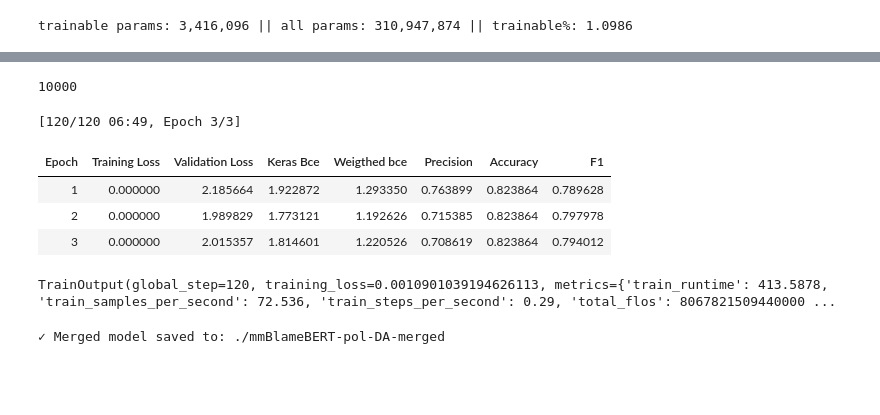
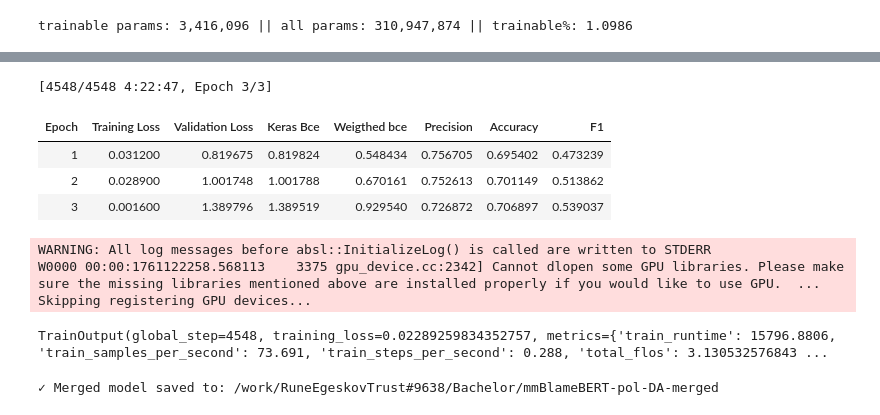
Before and after one commit to Lundsfryd/Bachelor_project, a Jupyter notebook: training_pipeline.ipynb, the cells around one changed output, grey strips where cells are left out. Drawn from its saved outputs; the diff is of its cells as text; code cells hidden in the pictures; blank space fills up the shorter version.

Commit message:
First fine tune run completed, model saved locally

```diff
--- a/training_pipeline.ipynb
+++ b/training_pipeline.ipynb
@@ -72,12 +73,12 @@ Early stopping: load_best_model_at_end=True
 '''
 
 training_args = TrainingArguments(
-    output_dir='./full_results',
+    output_dir='./full_tune_results',
     optim="paged_adamw_8bit",
     learning_rate=2e-4, # Learning rate copied from mmBERT paper (8e-4) as they found this to perform best
     num_train_epochs=3,
     per_device_train_batch_size=256, # Batching at 256 to balance generalization and efficient training
-    gradient_accumulation_steps=1,  # Gradient of 1 as full batch fits in memory
+    gradient_accumulation_steps=1,  # Gradient of 1 as full batch fits in memory, accumulation then only slows
 
     logging_steps=1,
     eval_strategy="epoch",
@@ -145,6 +206,6 @@ def compute_metrics(eval_pred):
 # %%
 
-dataframe = pd.read_json("/work/RuneEgeskovTrust#9638/Bachelor/training_data/cleaned_training_data_3_4_5_temps.json")
+dataframe = pd.read_json("/work/RuneEgeskovTrust#9638/Bachelor/training_data/preprocessed_data_for_training.json")
 # %%
 val_dataframe = pd.read_json("/work/RuneEgeskovTrust#9638/Bachelor/Bachelor_project/Model_data/validation_set.json")
 
@@ -163,10 +224,6 @@ test_dataframe = test_dataframe[0:10000]
 test_dataset = Dataset.from_pandas(test_dataframe)
 
 tokenized_test = test_dataset.map(tokenize_function)
-# %%
-len(test_dataframe)
-# %% [output]
-10000
 # %%
 #val_dataframe = val_dataframe[['preceding_sentence', 'text', 'succeeding_sent', 'label']]
 
@@ -183,34 +240,37 @@ tokenized_dataset = dataset.map(tokenize_function, batched=True, num_proc=8)
 # %%
 '''
 Look into learning rates, model is currently overfitting quite drastically ("small" test-set)
 Normalizing weigthed BCE or no?
 Look into regularization, dropout and early stopping to avoid overfitting
 '''
 
 trainer = Trainer(
     model=model,
     args=training_args,
-    train_dataset=tokenized_test,#dataset,
+    train_dataset=tokenized_dataset,
     eval_dataset=tokenized_val,
     compute_metrics=compute_metrics,
 )
 
 
 trainer.train()
 # %% [output]
-[120/120 06:49, Epoch 3/3]
+[4548/4548 4:22:47, Epoch 3/3]
 | Epoch | Training Loss | Validation Loss | Keras Bce | Weigthed bce | Precision | Accuracy | F1 |
-| 1 | 0.000000 | 2.185664 | 1.922872 | 1.293350 | 0.763899 | 0.823864 | 0.789628 |
-| 2 | 0.000000 | 1.989829 | 1.773121 | 1.192626 | 0.715385 | 0.823864 | 0.797978 |
-| 3 | 0.000000 | 2.015357 | 1.814601 | 1.220526 | 0.708619 | 0.823864 | 0.794012 |
+| 1 | 0.031200 | 0.819675 | 0.819824 | 0.548434 | 0.756705 | 0.695402 | 0.473239 |
+| 2 | 0.028900 | 1.001748 | 1.001788 | 0.670161 | 0.752613 | 0.701149 | 0.513862 |
+| 3 | 0.001600 | 1.389796 | 1.389519 | 0.929540 | 0.726872 | 0.706897 | 0.539037 |
-TrainOutput(global_step=120, training_loss=0.0010901039194626113, metrics={'train_runtime': 413.5878, 'train_samples_per_second': 72.536, 'train_steps_per_second': 0.29, 'total_flos': 8067821509440000 ...
+WARNING: All log messages before absl::InitializeLog() is called are written to STDERR
+W0000 00:00:1761122258.568113    3375 gpu_device.cc:2342] Cannot dlopen some GPU libraries. Please make sure the missing libraries mentioned above are installed properly if you would like to use GPU.  ...
+Skipping registering GPU devices...
+TrainOutput(global_step=4548, training_loss=0.02289259834352757, metrics={'train_runtime': 15796.8806, 'train_samples_per_second': 73.691, 'train_steps_per_second': 0.288, 'total_flos': 3.130532576843 ...
 # %%
 FINE_TUNED_MODEL_NAME = "mmBlameBERT-pol-DA"
 
 merged_model = model.merge_and_unload()    # PEFT: incorporates LoRA into base weights
-merged_dir = f"./{FINE_TUNED_MODEL_NAME}-merged"
+merged_dir = f"/work/RuneEgeskovTrust#9638/Bachelor/{FINE_TUNED_MODEL_NAME}-merged"
 merged_model.save_pretrained(merged_dir)
 tokenizer.save_pretrained(merged_dir)
 print("✓ Merged model saved to:", merged_dir)
 # %% [output]
-✓ Merged model saved to: ./mmBlameBERT-pol-DA-merged
+✓ Merged model saved to: /work/RuneEgeskovTrust#9638/Bachelor/mmBlameBERT-pol-DA-merged
```
Also changed, not shown: parts of 7 cells of this notebook, 28 other files.
